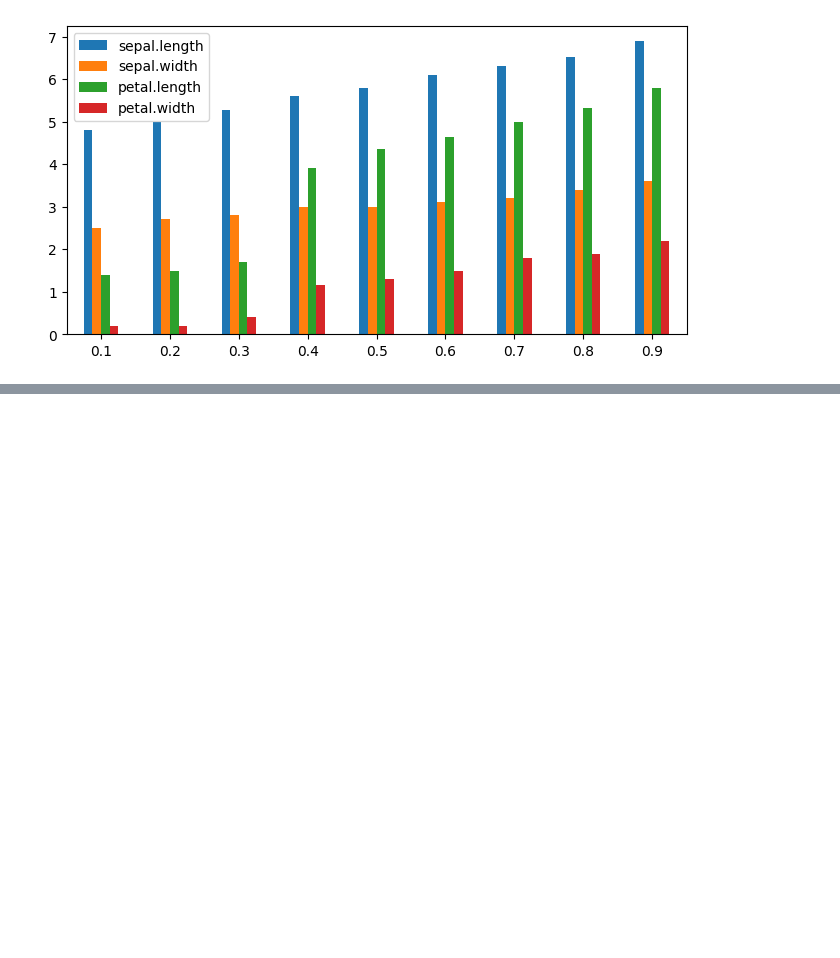
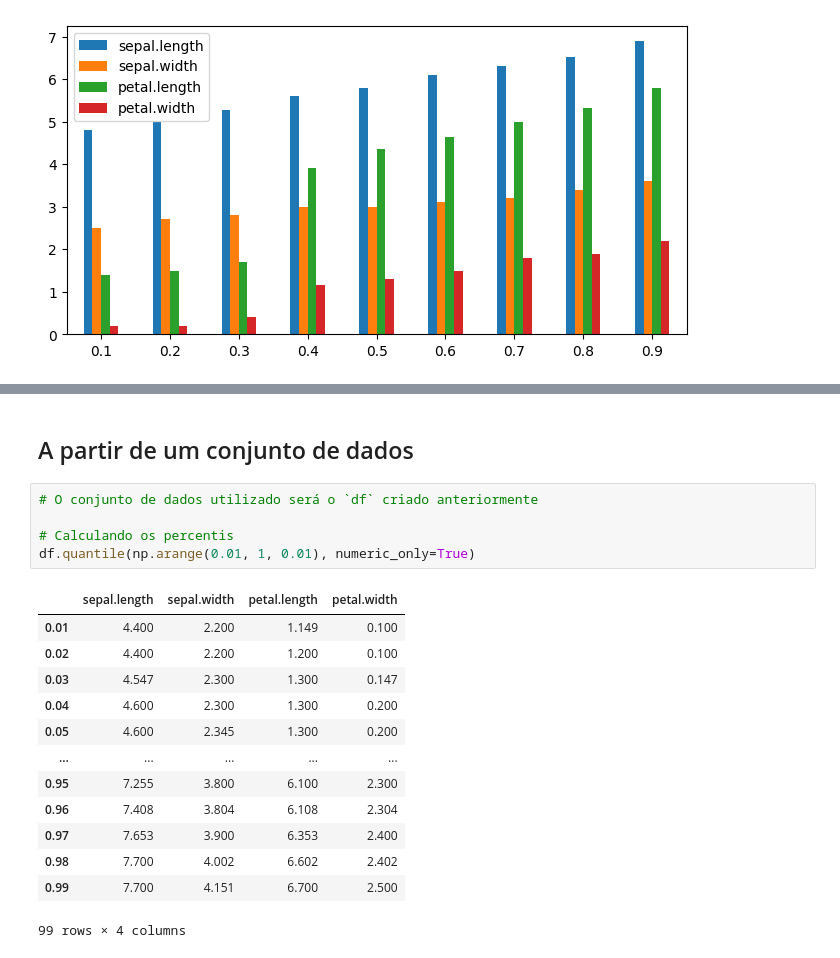
Before and after one commit to italoseara/CET083, a Jupyter notebook: pos.ipynb, the cells around one changed output, grey strips where cells are left out. Cells and saved outputs as stored; diff of their text form; blank space fills up the shorter version.

```diff
--- a/pos.ipynb
+++ b/pos.ipynb
@@ -321,0 +323,21 @@ np.quantile(df['sepal.length'], 0.07)
+# %% [markdown]
+## A partir de um conjunto de dados
+# %%
+# O conjunto de dados utilizado será o `df` criado anteriormente
+
+# Calculando os percentis
+df.quantile(np.arange(0.01, 1, 0.01), numeric_only=True)
+# %% [output]
+|  | sepal.length | sepal.width | petal.length | petal.width |
+| 0.01 | 4.400 | 2.200 | 1.149 | 0.100 |
+| 0.02 | 4.400 | 2.200 | 1.200 | 0.100 |
+| 0.03 | 4.547 | 2.300 | 1.300 | 0.147 |
+| 0.04 | 4.600 | 2.300 | 1.300 | 0.200 |
+| 0.05 | 4.600 | 2.345 | 1.300 | 0.200 |
+| ... | ... | ... | ... | ... |
+| 0.95 | 7.255 | 3.800 | 6.100 | 2.300 |
+| 0.96 | 7.408 | 3.804 | 6.108 | 2.304 |
+| 0.97 | 7.653 | 3.900 | 6.353 | 2.400 |
+| 0.98 | 7.700 | 4.002 | 6.602 | 2.402 |
+| 0.99 | 7.700 | 4.151 | 6.700 | 2.500 |
+99 rows × 4 columns
```
Also changed, not shown: parts of 18 cells of this notebook.
